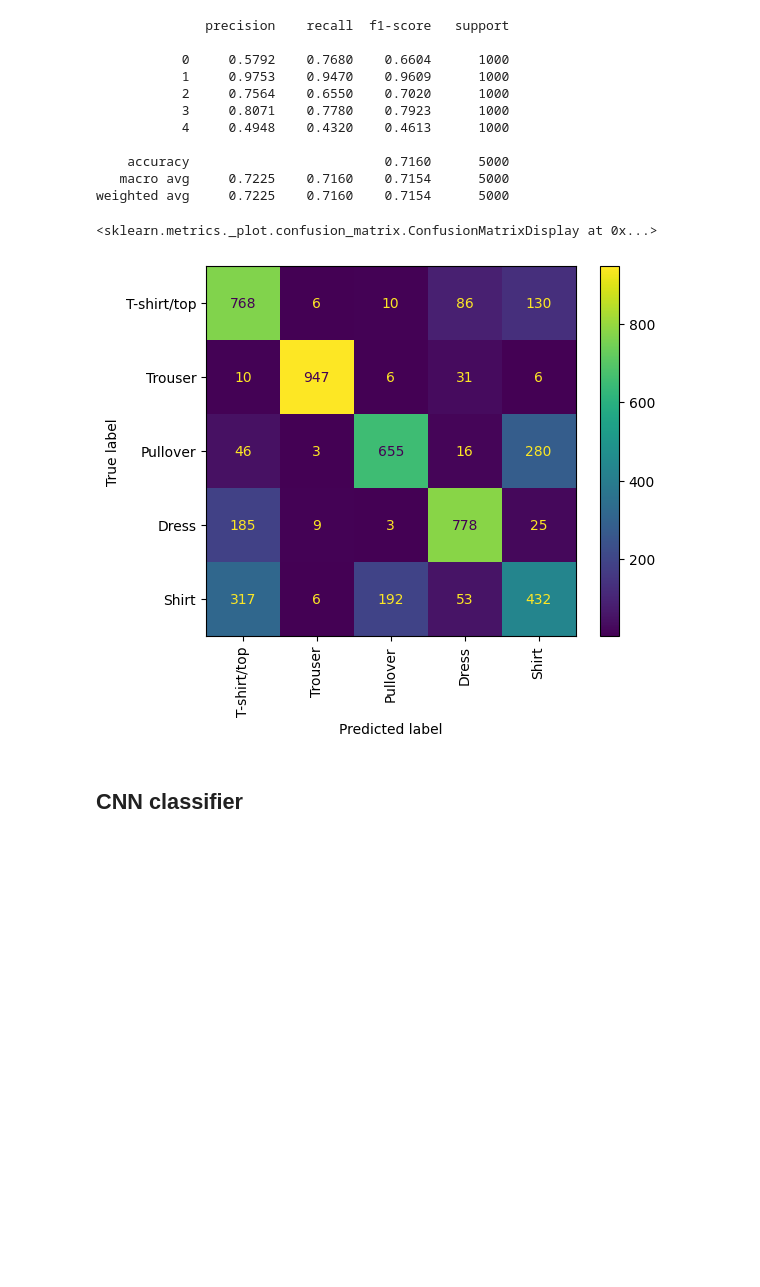
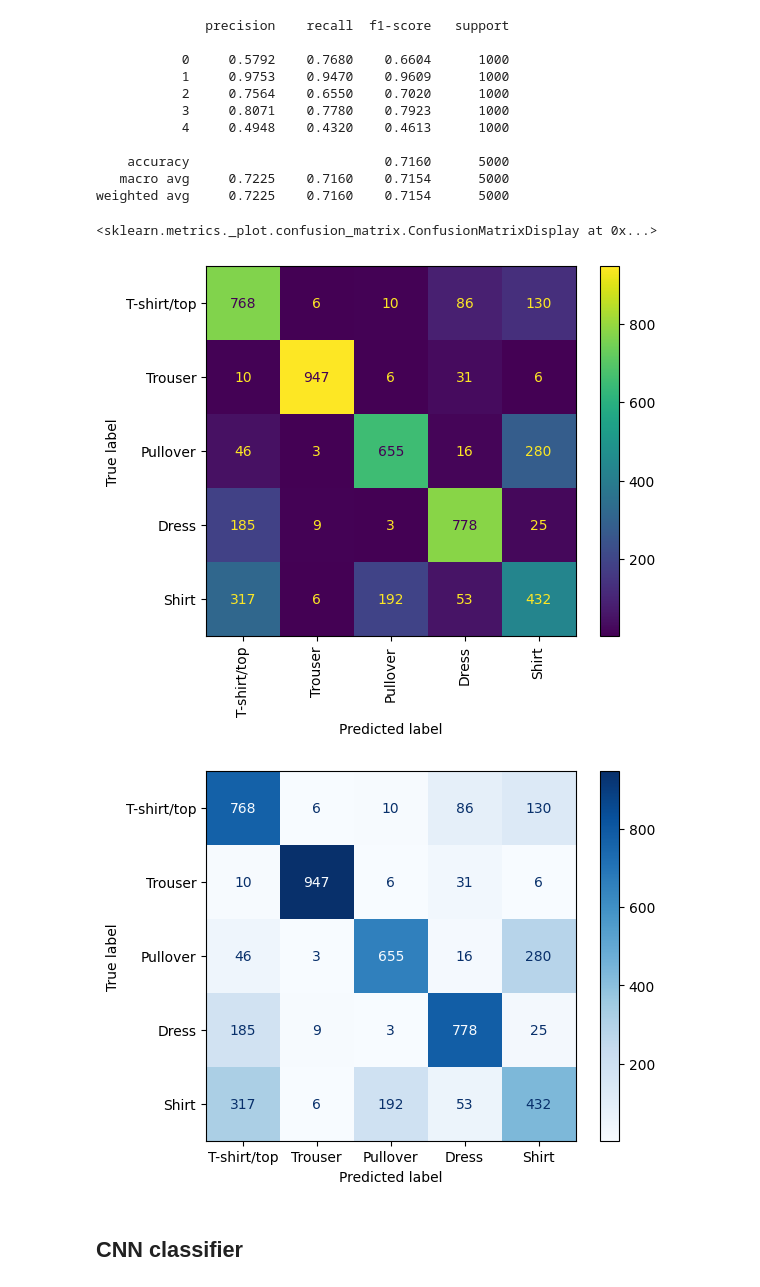
Before and after one commit to AnnaMariaGnat/ML_Project, a Jupyter notebook: Notebooks/06-Testing/Final_testing.ipynb, the cells around one changed output. Saved outputs shown, nothing was run; the diff lists cells and outputs as text; code cells hidden in the pictures; blank space fills up the shorter version.

```diff
--- a/Notebooks/06-Testing/Final_testing.ipynb
+++ b/Notebooks/06-Testing/Final_testing.ipynb
@@ -119,0 +116,11 @@ predictions = Bayes.predict(X_test)
+# %%
+if os.path.exists('bayes_model.pkl'):
+    Bayes = pickle.load(open('bayes_model.pkl', 'rb'))
+    bayes_predictions = pickle.load(open('bayes_predictions.pkl', 'rb'))
+else:
+    bandwidth = 1.06 * np.std(X_train) * np.power(X_train.shape[0], -1/5)
+    Bayes = Bayes_classifier(bandwidth)
+    Bayes.fit(X_train, y_train)
+    bayes_predictions = Bayes.predict(X_test)
+    pickle.dump(Bayes,open('bayes_model.pkl', 'wb'))
+    pickle.dump(bayes_predictions,open('bayes_predictions.pkl', 'wb'))
@@ -132,9 +141,11 @@ print(classification_report(y_test, predictions, digits = 4))
    macro avg     0.7225    0.7160    0.7154      5000
 weighted avg     0.7225    0.7160    0.7154      5000
 # %%
-ConfusionMatrixDisplay.from_predictions(y_test, predictions, display_labels=target_names,xticks_rotation='vertical' )
+cm_bayes = ConfusionMatrixDisplay.from_predictions(y_test, bayes_predictions, display_labels=target_names,xticks_rotation='vertical' )
+cm_bayes.plot(cmap='Blues', values_format='d')
 # %% [output]
 <sklearn.metrics._plot.confusion_matrix.ConfusionMatrixDisplay at 0x...>
 [figure]
+[figure, added]
 # %% [markdown]
 ## CNN classifier
```
Also changed, not shown: parts of 26 cells of this notebook, 19 other files.
